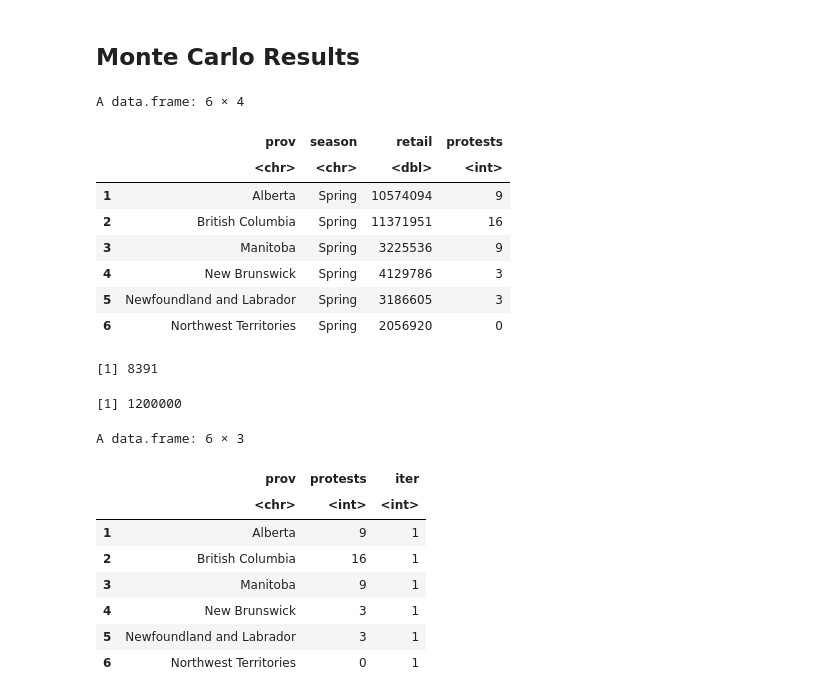
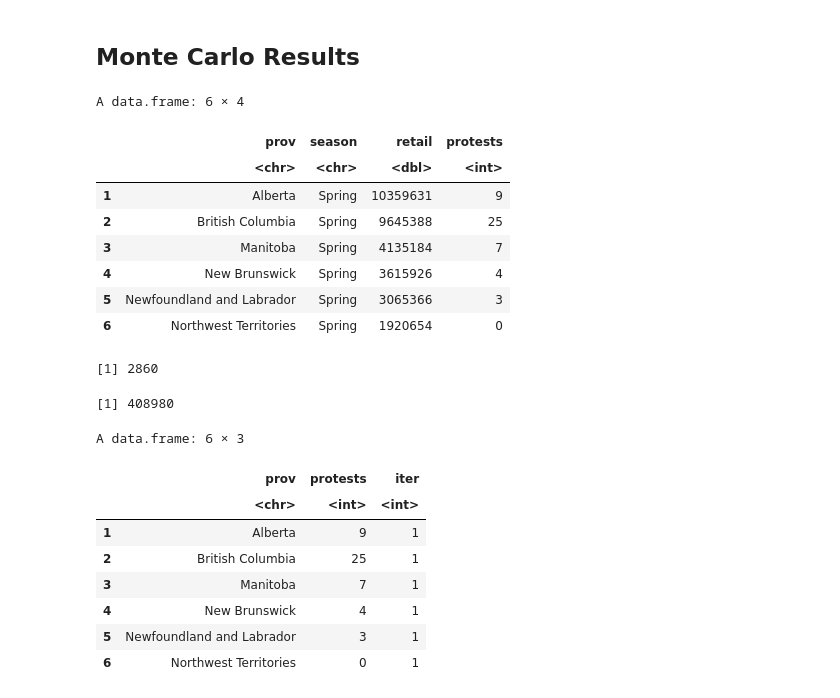
Before and after one commit to LeoKraushaar/protests, a Jupyter notebook: code/R/monte_carlo_results.ipynb, the cells around one changed output. Drawn from its saved outputs; the diff is of its cells as text; code cells hidden in the pictures.

```diff
--- a/code/R/monte_carlo_results.ipynb
+++ b/code/R/monte_carlo_results.ipynb
@@ -4,26 +4,26 @@
 setwd("/home/leoKraushaar/Documents/School/Year 3/Semester 2/STAT 413/Project/protests/")
 library(dplyr)
 # %%
-data <- read.csv("data/montecarlo/2030.csv")[, -1]
+data <- read.csv("data/montecarlo/2030_norm.csv")[, -1]
 head(data)
 # %% [output]
 A data.frame: 6 × 4
 |  | prov | season | retail | protests |
 |  | <chr> | <chr> | <dbl> | <int> |
-| 1 | Alberta | Spring | 10574094 | 9 |
-| 2 | British Columbia | Spring | 11371951 | 16 |
-| 3 | Manitoba | Spring | 3225536 | 9 |
-| 4 | New Brunswick | Spring | 4129786 | 3 |
-| 5 | Newfoundland and Labrador | Spring | 3186605 | 3 |
-| 6 | Northwest Territories | Spring | 2056920 | 0 |
+| 1 | Alberta | Spring | 10359631 | 9 |
+| 2 | British Columbia | Spring | 9645388 | 25 |
+| 3 | Manitoba | Spring | 4135184 | 7 |
+| 4 | New Brunswick | Spring | 3615926 | 4 |
+| 5 | Newfoundland and Labrador | Spring | 3065366 | 3 |
+| 6 | Northwest Territories | Spring | 1920654 | 0 |
 # %%
 floor(nrow(data)/143)
 # %% [output]
-[1] 8391
+[1] 2860
 # %%
 nrow(data)
 # %% [output]
-[1] 1200000
+[1] 408980
 # %%
 iterations <- rep(1:8392, each=143)
 
@@ -37,9 +37,9 @@ A data.frame: 6 × 3
 |  | prov | protests | iter |
 |  | <chr> | <int> | <int> |
 | 1 | Alberta | 9 | 1 |
-| 2 | British Columbia | 16 | 1 |
-| 3 | Manitoba | 9 | 1 |
-| 4 | New Brunswick | 3 | 1 |
+| 2 | British Columbia | 25 | 1 |
+| 3 | Manitoba | 7 | 1 |
+| 4 | New Brunswick | 4 | 1 |
 | 5 | Newfoundland and Labrador | 3 | 1 |
 | 6 | Northwest Territories | 0 | 1 |
 # %%
```
Also changed, not shown: parts of 5 cells of this notebook, 26 other files.
